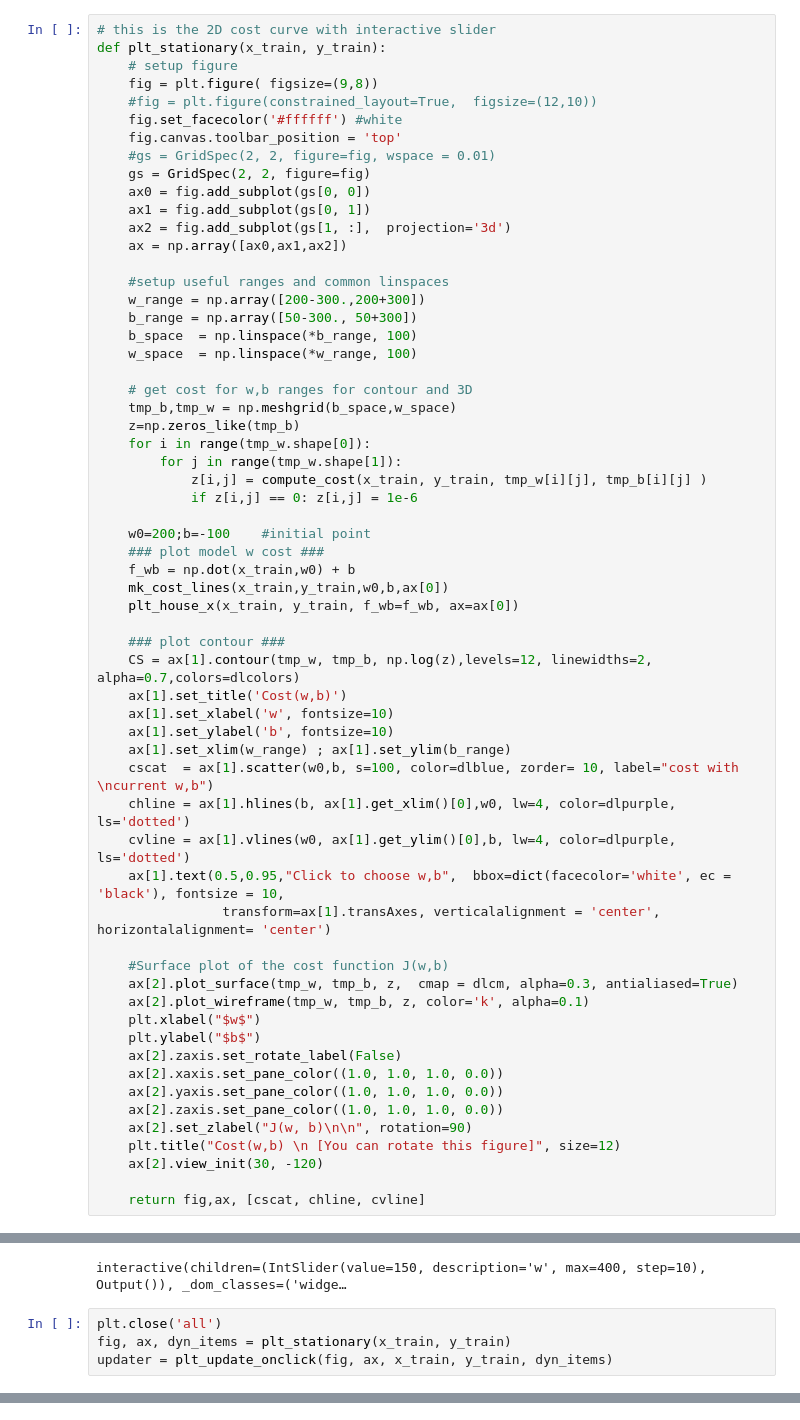
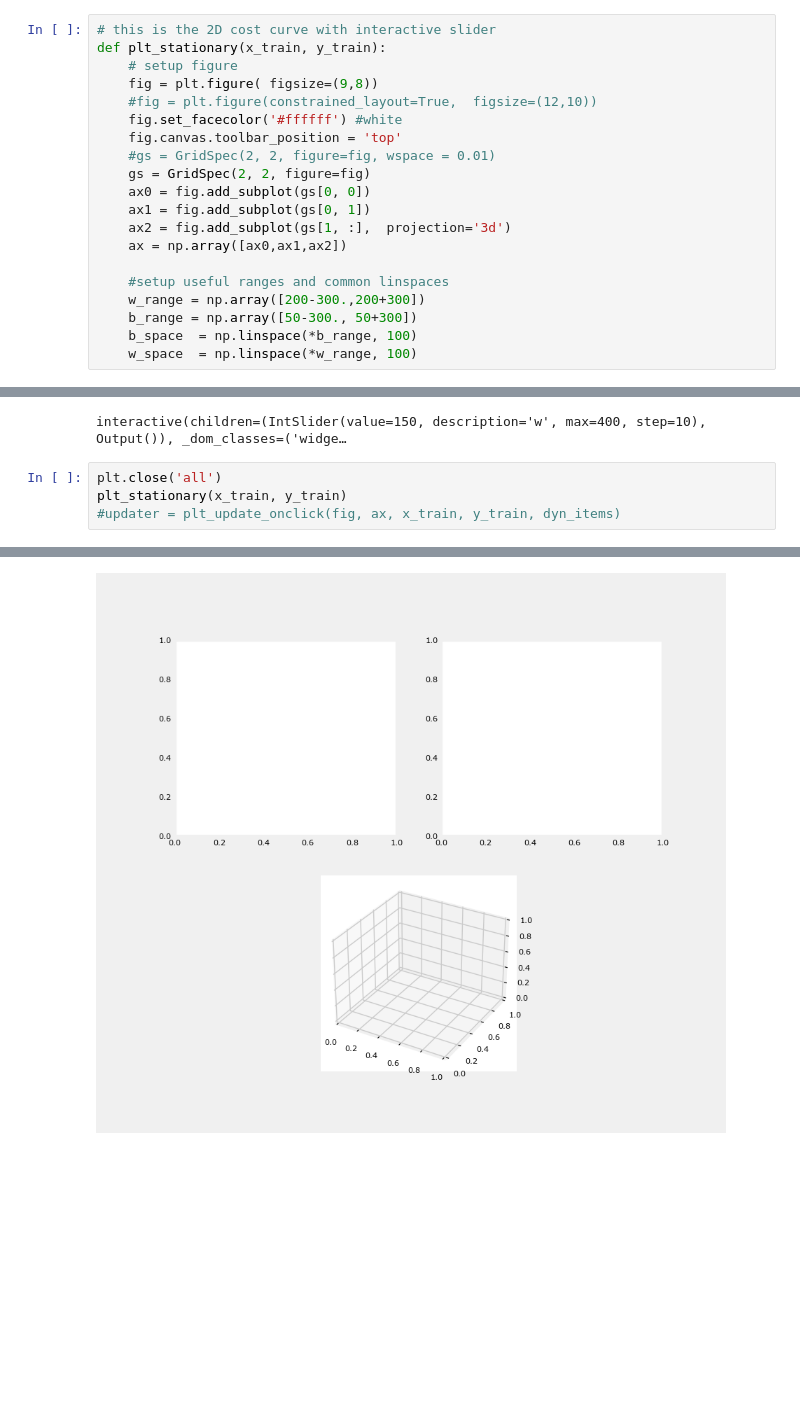
Before and after one commit to juno1985/Machine-Learning-Specialization-Coursera, a Jupyter notebook: C1 - Supervised Machine Learning - Regression and Classification/week1/Optional Labs/W1-C4.ipynb, the cells around one changed output, grey strips where cells are left out. Saved outputs shown, nothing was run; the diff lists cells and outputs as text; blank space fills up the shorter version.

```diff
--- a/C1 - Supervised Machine Learning - Regression and Classification/week1/Optional Labs/W1-C4.ipynb
+++ b/C1 - Supervised Machine Learning - Regression and Classification/week1/Optional Labs/W1-C4.ipynb
@@ -123,47 +124,6 @@ def plt_stationary(x_train, y_train):
     b_range = np.array([50-300., 50+300])
     b_space  = np.linspace(*b_range, 100)
     w_space  = np.linspace(*w_range, 100)
-
-    # get cost for w,b ranges for contour and 3D
-    tmp_b,tmp_w = np.meshgrid(b_space,w_space)
-    z=np.zeros_like(tmp_b)
-    for i in range(tmp_w.shape[0]):
-        for j in range(tmp_w.shape[1]):
-            z[i,j] = compute_cost(x_train, y_train, tmp_w[i][j], tmp_b[i][j] )
-            if z[i,j] == 0: z[i,j] = 1e-6
-
-    w0=200;b=-100    #initial point
-    ### plot model w cost ###
-    f_wb = np.dot(x_train,w0) + b
-    mk_cost_lines(x_train,y_train,w0,b,ax[0])
-    plt_house_x(x_train, y_train, f_wb=f_wb, ax=ax[0])
-
-    ### plot contour ###
-    CS = ax[1].contour(tmp_w, tmp_b, np.log(z),levels=12, linewidths=2, alpha=0.7,colors=dlcolors)
-    ax[1].set_title('Cost(w,b)')
-    ax[1].set_xlabel('w', fontsize=10)
-    ax[1].set_ylabel('b', fontsize=10)
-    ax[1].set_xlim(w_range) ; ax[1].set_ylim(b_range)
-    cscat  = ax[1].scatter(w0,b, s=100, color=dlblue, zorder= 10, label="cost with \ncurrent w,b")
-    chline = ax[1].hlines(b, ax[1].get_xlim()[0],w0, lw=4, color=dlpurple, ls='dotted')
-    cvline = ax[1].vlines(w0, ax[1].get_ylim()[0],b, lw=4, color=dlpurple, ls='dotted')
-    ax[1].text(0.5,0.95,"Click to choose w,b",  bbox=dict(facecolor='white', ec = 'black'), fontsize = 10,
-                transform=ax[1].transAxes, verticalalignment = 'center', horizontalalignment= 'center')
-
-    #Surface plot of the cost function J(w,b)
-    ax[2].plot_surface(tmp_w, tmp_b, z,  cmap = dlcm, alpha=0.3, antialiased=True)
-    ax[2].plot_wireframe(tmp_w, tmp_b, z, color='k', alpha=0.1)
-    plt.xlabel("$w$")
-    plt.ylabel("$b$")
-    ax[2].zaxis.set_rotate_label(False)
-    ax[2].xaxis.set_pane_color((1.0, 1.0, 1.0, 0.0))
-    ax[2].yaxis.set_pane_color((1.0, 1.0, 1.0, 0.0))
-    ax[2].zaxis.set_pane_color((1.0, 1.0, 1.0, 0.0))
-    ax[2].set_zlabel("J(w, b)\n\n", rotation=90)
-    plt.title("Cost(w,b) \n [You can rotate this figure]", size=12)
-    ax[2].view_init(30, -120)
-
-    return fig,ax, [cscat, chline, cvline]
 # %%
 #https://matplotlib.org/stable/users/event_handling.html
 class plt_update_onclick:
@@ -208,5 +168,6 @@ plt_intuition(x_train,y_train)
 interactive(children=(IntSlider(value=150, description='w', max=400, step=10), Output()), _dom_classes=('widge…
 # %%
 plt.close('all')
-fig, ax, dyn_items = plt_stationary(x_train, y_train)
-updater = plt_update_onclick(fig, ax, x_train, y_train, dyn_items)
+plt_stationary(x_train, y_train)
+#updater = plt_update_onclick(fig, ax, x_train, y_train, dyn_items)
+# %% [output]
@@ -212,0 +191 @@ updater = plt_update_onclick(fig, ax, x_train, y_train, dyn_items)
+[figure, added]
```
Also changed, not shown: parts of 2 cells of this notebook.
